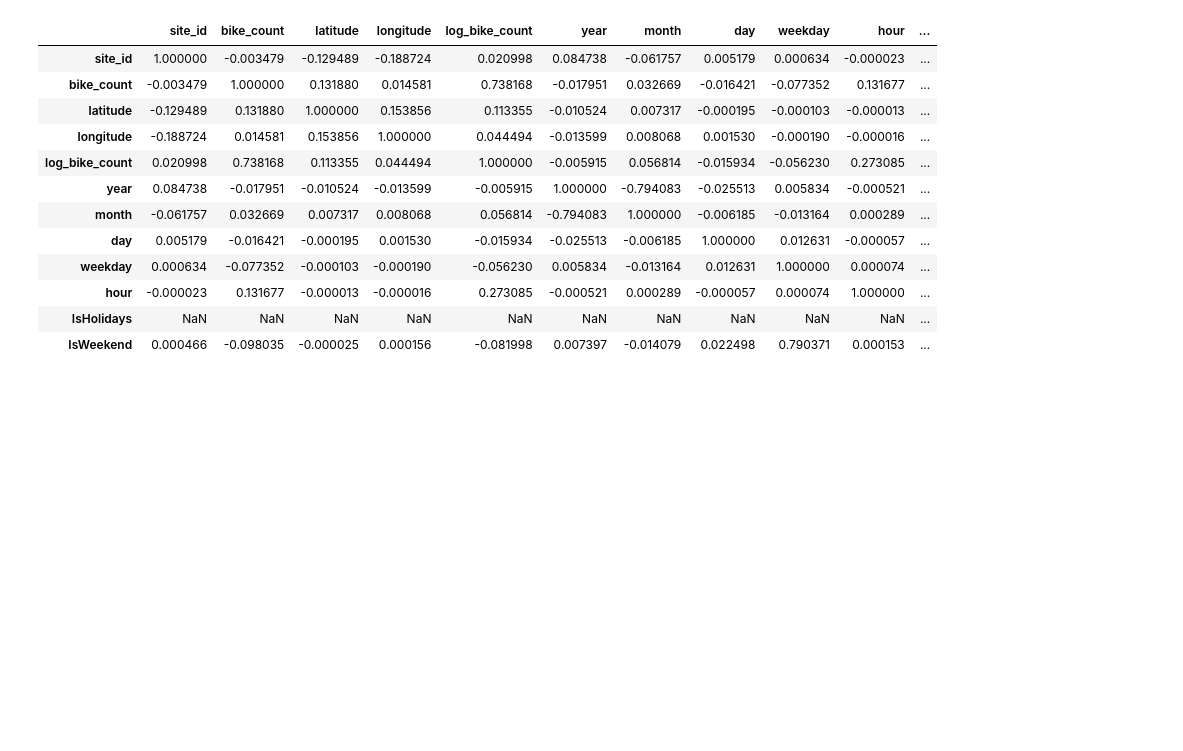
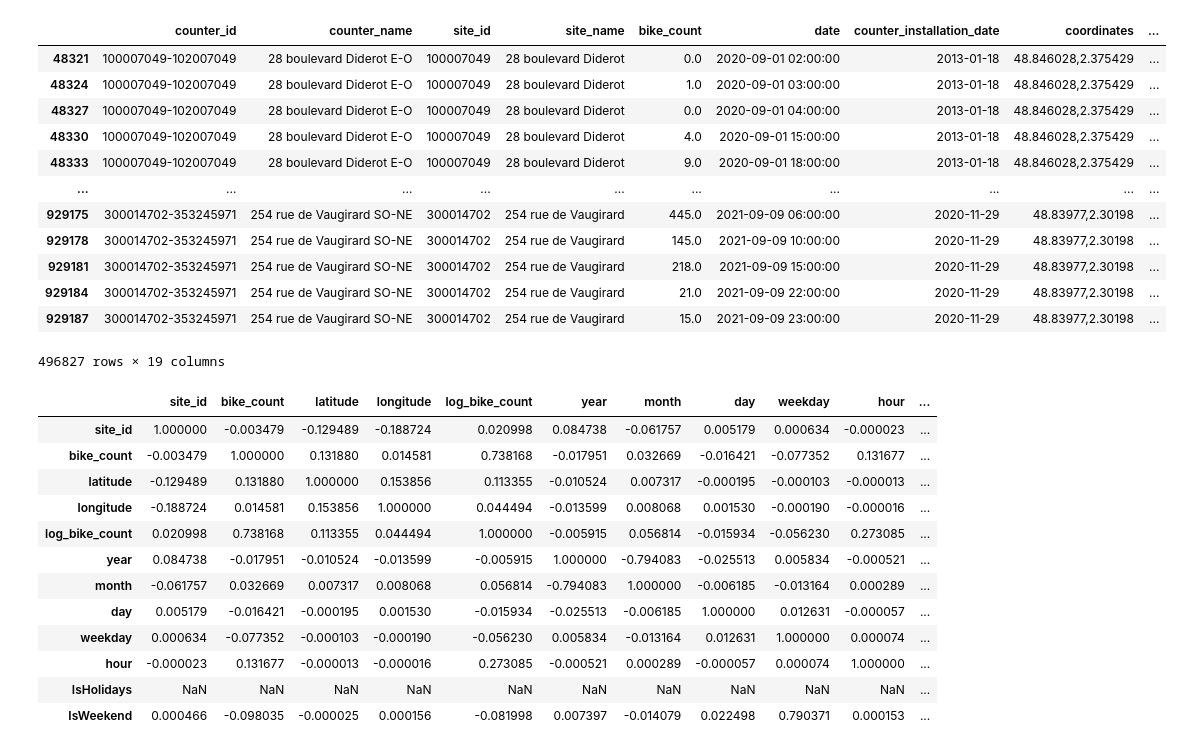
Before and after one commit to Vincent-Maladiere/bike_counters, a Jupyter notebook: bike_count_pred_samy.ipynb, the cells around one changed output. Saved outputs shown, nothing was run; the diff lists cells and outputs as text; code cells hidden in the pictures; blank space fills up the shorter version.

```diff
--- a/bike_count_pred_samy.ipynb
+++ b/bike_count_pred_samy.ipynb
@@ -33,9 +39,24 @@ data = _encode_dates(data)
 # %%
 import holidays
 vancances = holidays.CountryHoliday('France')
 
 data["IsHolidays"] = data["date"].isin(vancances).astype(int)
 data['IsWeekend'] = data['weekday'].apply(lambda x: 1 if x >= 5 else 0)
+data
+# %% [output]
+|  | counter_id | counter_name | site_id | site_name | bike_count | date | counter_installation_date | coordinates | ... |
+| 48321 | 100007049-102007049 | 28 boulevard Diderot E-O | 100007049 | 28 boulevard Diderot | 0.0 | 2020-09-01 02:00:00 | 2013-01-18 | 48.846028,2.375429 | ... |
+| 48324 | 100007049-102007049 | 28 boulevard Diderot E-O | 100007049 | 28 boulevard Diderot | 1.0 | 2020-09-01 03:00:00 | 2013-01-18 | 48.846028,2.375429 | ... |
+| 48327 | 100007049-102007049 | 28 boulevard Diderot E-O | 100007049 | 28 boulevard Diderot | 0.0 | 2020-09-01 04:00:00 | 2013-01-18 | 48.846028,2.375429 | ... |
+| 48330 | 100007049-102007049 | 28 boulevard Diderot E-O | 100007049 | 28 boulevard Diderot | 4.0 | 2020-09-01 15:00:00 | 2013-01-18 | 48.846028,2.375429 | ... |
+| 48333 | 100007049-102007049 | 28 boulevard Diderot E-O | 100007049 | 28 boulevard Diderot | 9.0 | 2020-09-01 18:00:00 | 2013-01-18 | 48.846028,2.375429 | ... |
+| ... | ... | ... | ... | ... | ... | ... | ... | ... | ... |
+| 929175 | 300014702-353245971 | 254 rue de Vaugirard SO-NE | 300014702 | 254 rue de Vaugirard | 445.0 | 2021-09-09 06:00:00 | 2020-11-29 | 48.83977,2.30198 | ... |
+| 929178 | 300014702-353245971 | 254 rue de Vaugirard SO-NE | 300014702 | 254 rue de Vaugirard | 145.0 | 2021-09-09 10:00:00 | 2020-11-29 | 48.83977,2.30198 | ... |
+| 929181 | 300014702-353245971 | 254 rue de Vaugirard SO-NE | 300014702 | 254 rue de Vaugirard | 218.0 | 2021-09-09 15:00:00 | 2020-11-29 | 48.83977,2.30198 | ... |
+| 929184 | 300014702-353245971 | 254 rue de Vaugirard SO-NE | 300014702 | 254 rue de Vaugirard | 21.0 | 2021-09-09 22:00:00 | 2020-11-29 | 48.83977,2.30198 | ... |
+| 929187 | 300014702-353245971 | 254 rue de Vaugirard SO-NE | 300014702 | 254 rue de Vaugirard | 15.0 | 2021-09-09 23:00:00 | 2020-11-29 | 48.83977,2.30198 | ... |
+496827 rows × 19 columns
 # %%
 corr = data.select_dtypes('number').corr()
 corr
```
Also changed, not shown: parts of 9 cells of this notebook.
